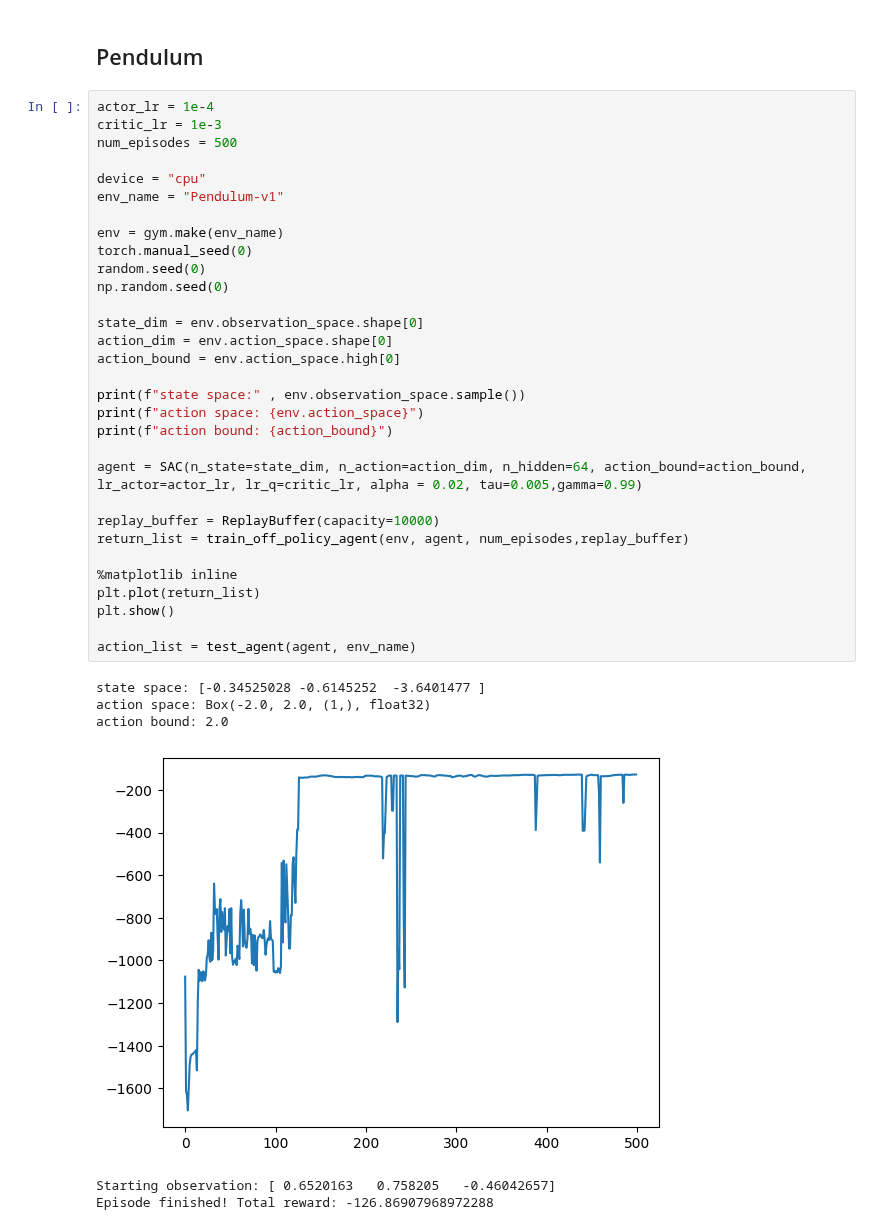
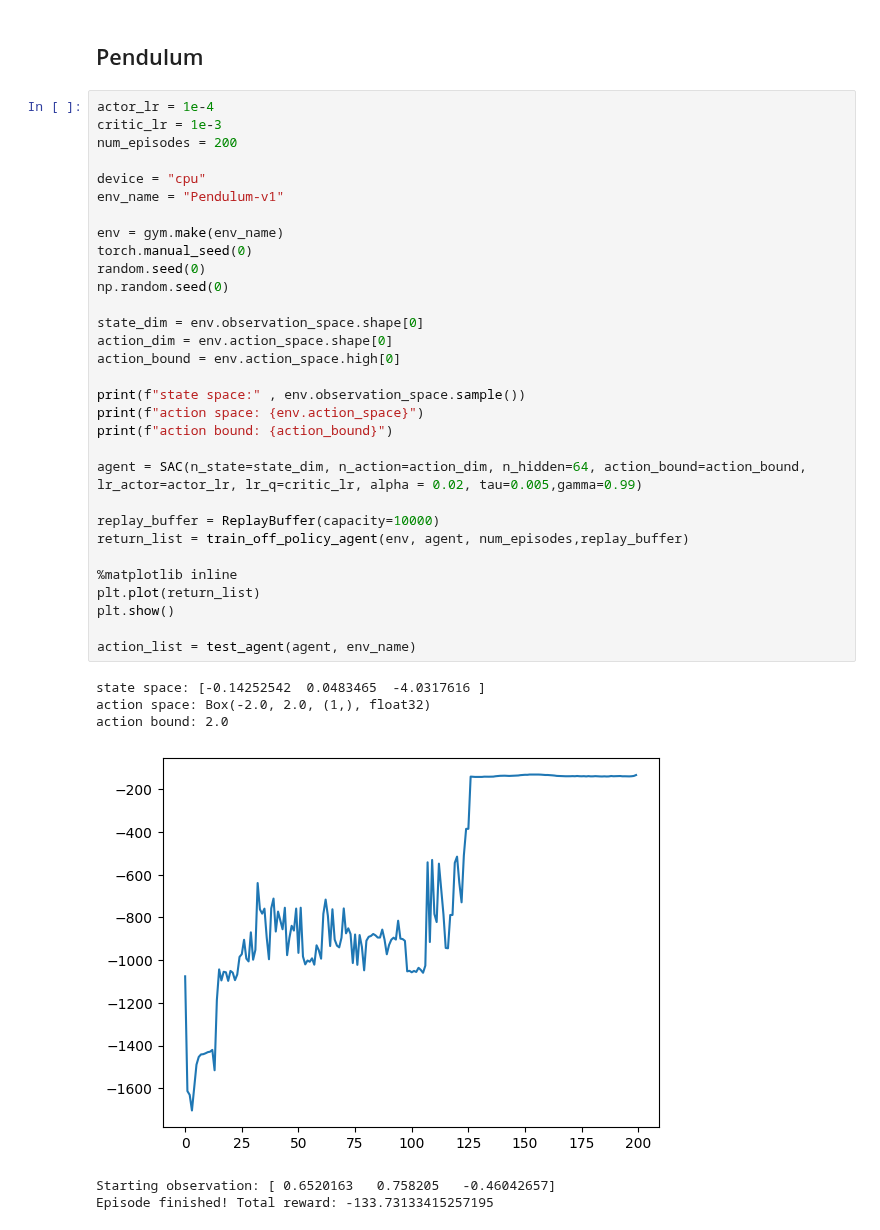
Before and after one commit to 24Jay/reinforcement-learning, a Jupyter notebook: sac/sac_code_continuous.ipynb, the cells around one changed output. Drawn from its saved outputs; the diff is of its cells as text.

```diff
--- a/sac/sac_code_continuous.ipynb
+++ b/sac/sac_code_continuous.ipynb
@@ -317,38 +309,38 @@ Episode finished! Total reward: -99.8999999999986
 # %%
 actor_lr = 1e-4
 critic_lr = 1e-3
-num_episodes = 500
+num_episodes = 200
 
 device = "cpu"
 env_name = "Pendulum-v1"
 
 env = gym.make(env_name)
 torch.manual_seed(0)
 random.seed(0)
 np.random.seed(0)
 
 state_dim = env.observation_space.shape[0]
 action_dim = env.action_space.shape[0]
 action_bound = env.action_space.high[0]
 
 print(f"state space:" , env.observation_space.sample())
 print(f"action space: {env.action_space}")
 print(f"action bound: {action_bound}")
 
 agent = SAC(n_state=state_dim, n_action=action_dim, n_hidden=64, action_bound=action_bound, lr_actor=actor_lr, lr_q=critic_lr, alpha = 0.02, tau=0.005,gamma=0.99)
 
 replay_buffer = ReplayBuffer(capacity=10000)
 return_list = train_off_policy_agent(env, agent, num_episodes,replay_buffer)
 
 %matplotlib inline
 plt.plot(return_list)
 plt.show()
 
 action_list = test_agent(agent, env_name)
 # %% [output]
-state space: [-0.34525028 -0.6145252  -3.6401477 ]
+state space: [-0.14252542  0.0483465  -4.0317616 ]
 action space: Box(-2.0, 2.0, (1,), float32)
 action bound: 2.0
-[figure, old version]
+[figure, new version]
 Starting observation: [ 0.6520163   0.758205   -0.46042657]
-Episode finished! Total reward: -126.86907968972288
+Episode finished! Total reward: -133.73133415257195
```
Also changed, not shown: parts of 2 cells of this notebook, 2 other files.
